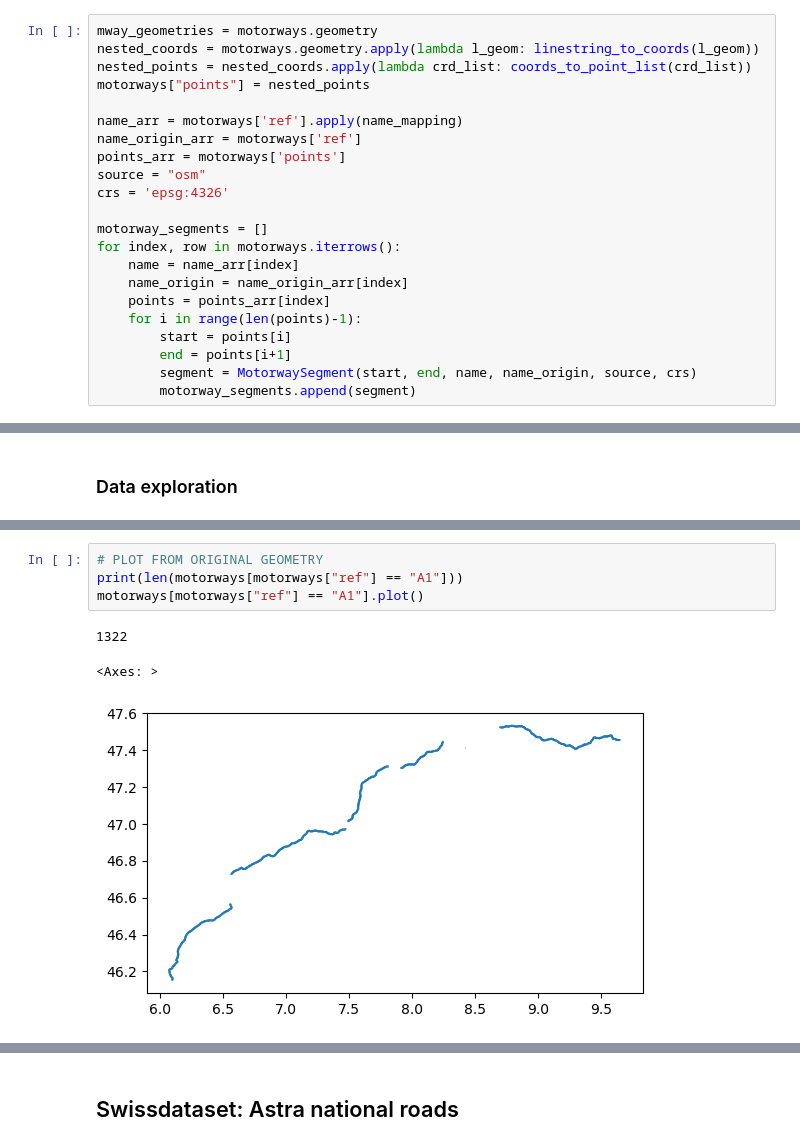
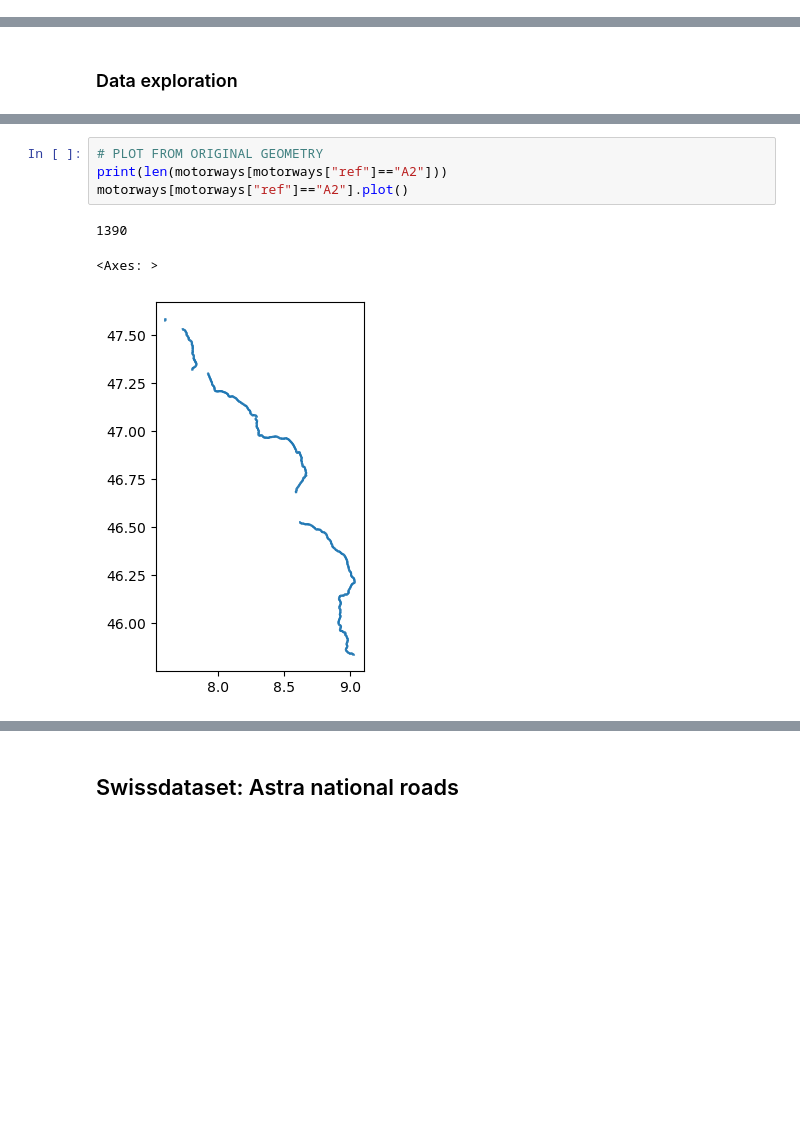
Before and after one commit to chrisvanklutter/GEO877_Spatial_Algorithms_Haklay, a Jupyter notebook: data_Preprocessing.ipynb, the cells around one changed output, grey strips where cells are left out. Cells and saved outputs as stored; diff of their text form; blank space fills up the shorter version.

```diff
--- a/data_Preprocessing.ipynb
+++ b/data_Preprocessing.ipynb
@@ -255,22 +263,0 @@ print(len(streetnames_osm))
-# %%
-mway_geometries = motorways.geometry
-nested_coords = motorways.geometry.apply(lambda l_geom: linestring_to_coords(l_geom))
-nested_points = nested_coords.apply(lambda crd_list: coords_to_point_list(crd_list))
-motorways["points"] = nested_points
-
-name_arr = motorways['ref'].apply(name_mapping)
-name_origin_arr = motorways['ref']
-points_arr = motorways['points']
-source = "osm"
-crs = 'epsg:4326'
-
-motorway_segments = []
-for index, row in motorways.iterrows():
-    name = name_arr[index]
-    name_origin = name_origin_arr[index]
-    points = points_arr[index]
-    for i in range(len(points)-1):
-        start = points[i]
-        end = points[i+1]
-        segment = MotorwaySegment(start, end, name, name_origin, source, crs)
-        motorway_segments.append(segment)
@@ -321,9 +305,9 @@ motorway_osm_lines[0].segments[0:10]
 # %%
 # PLOT FROM ORIGINAL GEOMETRY
-print(len(motorways[motorways["ref"] == "A1"]))
-motorways[motorways["ref"] == "A1"].plot()
+print(len(motorways[motorways["ref"]=="A2"]))
+motorways[motorways["ref"]=="A2"].plot()
 # %% [output]
-1322
+1390
 <Axes: >
-[figure, old version]
+[figure, new version]
 # %%
```
Also changed, not shown: parts of 30 cells of this notebook.
